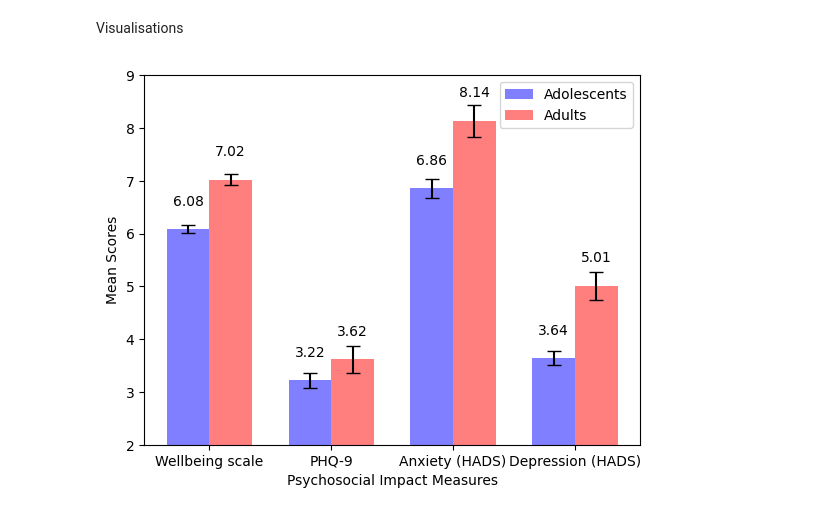
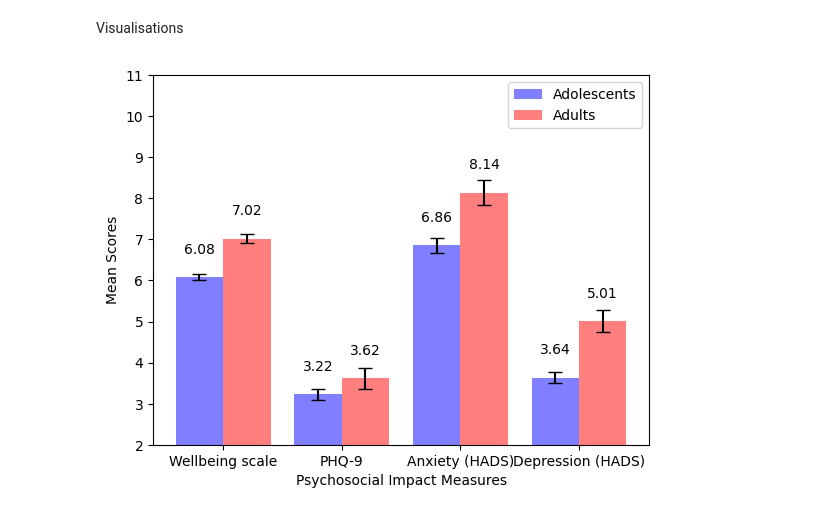
Before and after one commit to tcwy01/AcnePsychosocial, a Jupyter notebook: Acne_script.ipynb, the cells around one changed output. Saved outputs shown, nothing was run; the diff lists cells and outputs as text; code cells hidden in the pictures.

```diff
--- a/Acne_script.ipynb
+++ b/Acne_script.ipynb
@@ -731,32 +732,33 @@ adolescents_means = [6.083333, 3.223067, 6.859091, 3.636364]
 adults_means = [7.01676, 3.615894, 8.135036, 5.010949]
 adolescents_errors = [0.0751425, 0.1427464, 0.1815633, 0.1357638]
 adults_errors = [0.1066575, 0.2570312, 0.3010637, 0.266509]
+width = 0.4
 
 #Generating bar chart
 x = np.arange(len(psycho_impacts))
 fig, ax = plt.subplots()
 adolescents = ax.bar(x - width/2, adolescents_means, width, yerr=adolescents_errors, label='Adolescents', capsize=5, color='blue', alpha=0.5)
 adults = ax.bar(x + width/2, adults_means, width, yerr=adults_errors, label='Adults', capsize=5, color='red', alpha=0.5)
 
 #Setting axes labels
 ax.set_xlabel('Psychosocial Impact Measures')
 ax.set_ylabel('Mean Scores')
 ax.set_xticks(x)
 ax.set_xticklabels(psycho_impacts)
 ax.legend()
-ax.set_ylim(2,9)
+ax.set_ylim(2,11)
 
 #Setting error bars
 def add_labels(bars):
     for bar in bars:
         height = bar.get_height()
         ax.annotate(f'{height:.2f}', xy=(bar.get_x() + bar.get_width() / 2, height),
                     xytext=(0, 15),
                     textcoords="offset points",
                     ha='center', va='bottom')
 
 add_labels(adolescents)
 add_labels(adults)
 plt.show()
 # %% [output]
-[figure, old version]
+[figure, new version]
```
Also changed, not shown: parts of 5 cells of this notebook, 1 other file.
